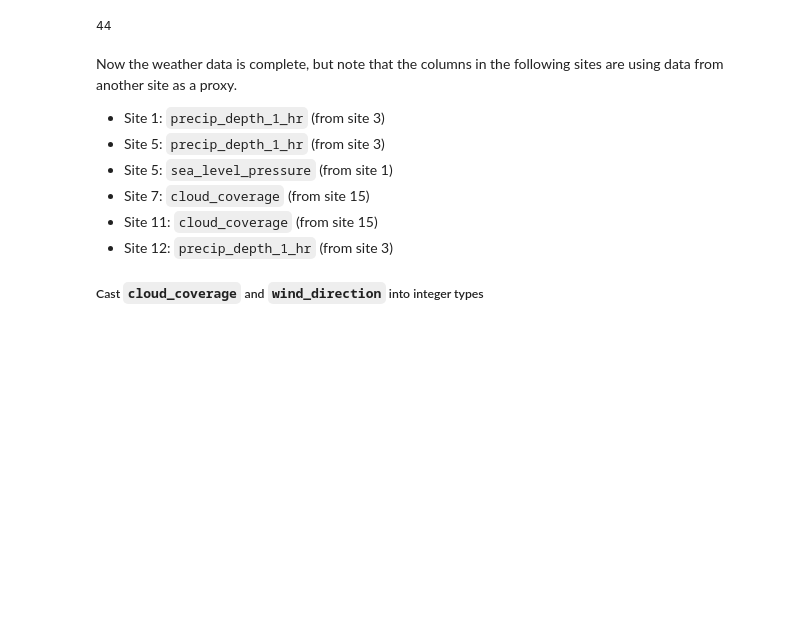
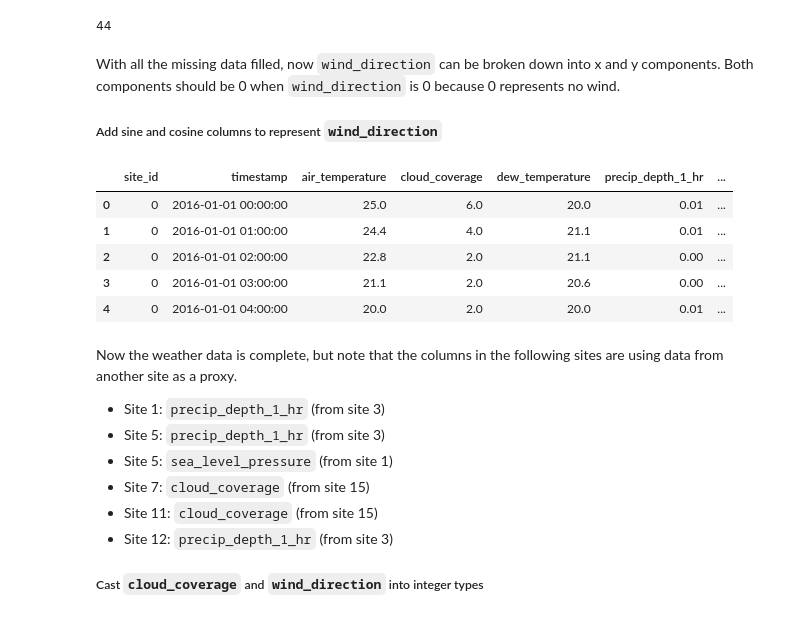
Before and after one commit to tri-bui/gep3-draft, a Jupyter notebook: 1_preprocessing.ipynb, the cells around one changed output. Drawn from its saved outputs; the diff is of its cells as text; code cells hidden in the pictures; blank space fills up the shorter version.

```diff
--- a/1_preprocessing.ipynb
+++ b/1_preprocessing.ipynb
@@ -1107,6 +1118,20 @@ del start, end, s01_idx, s05_idx, site, sites, df
 gc.collect()
 # %% [output]
 44
+# %% [markdown]
+With all the missing data filled, now `wind_direction` can be broken down into x and y components. Both components should be 0 when `wind_direction` is 0 because 0 represents no wind.
+
+##### Add sine and cosine columns to represent `wind_direction`
+# %%
+weather = udf.deg_to_components(weather, 'wind_direction')
+weather.head()
+# %% [output]
+|  | site_id | timestamp | air_temperature | cloud_coverage | dew_temperature | precip_depth_1_hr | ... |
+| 0 | 0 | 2016-01-01 00:00:00 | 25.0 | 6.0 | 20.0 | 0.01 | ... |
+| 1 | 0 | 2016-01-01 01:00:00 | 24.4 | 4.0 | 21.1 | 0.01 | ... |
+| 2 | 0 | 2016-01-01 02:00:00 | 22.8 | 2.0 | 21.1 | 0.00 | ... |
+| 3 | 0 | 2016-01-01 03:00:00 | 21.1 | 2.0 | 20.6 | 0.00 | ... |
+| 4 | 0 | 2016-01-01 04:00:00 | 20.0 | 2.0 | 20.0 | 0.01 | ... |
 # %% [markdown]
 Now the weather data is complete, but note that the columns in the following sites are using data from another site as a proxy.
 - Site 1: `precip_depth_1_hr` (from site 3)
```
Also changed, not shown: parts of 10 cells of this notebook, 2 other files.
